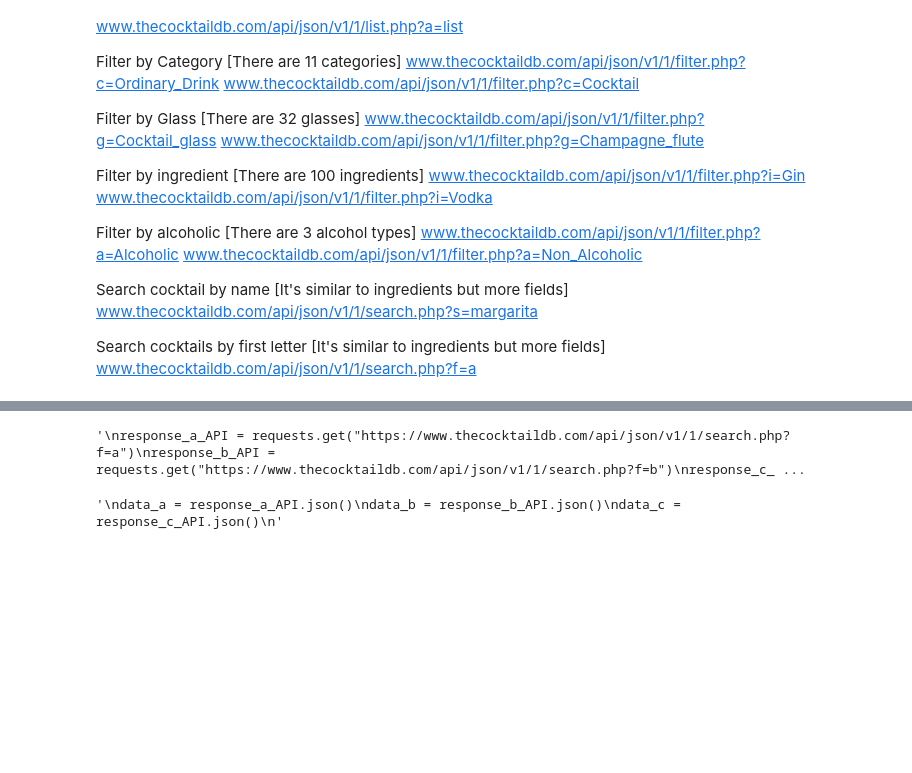
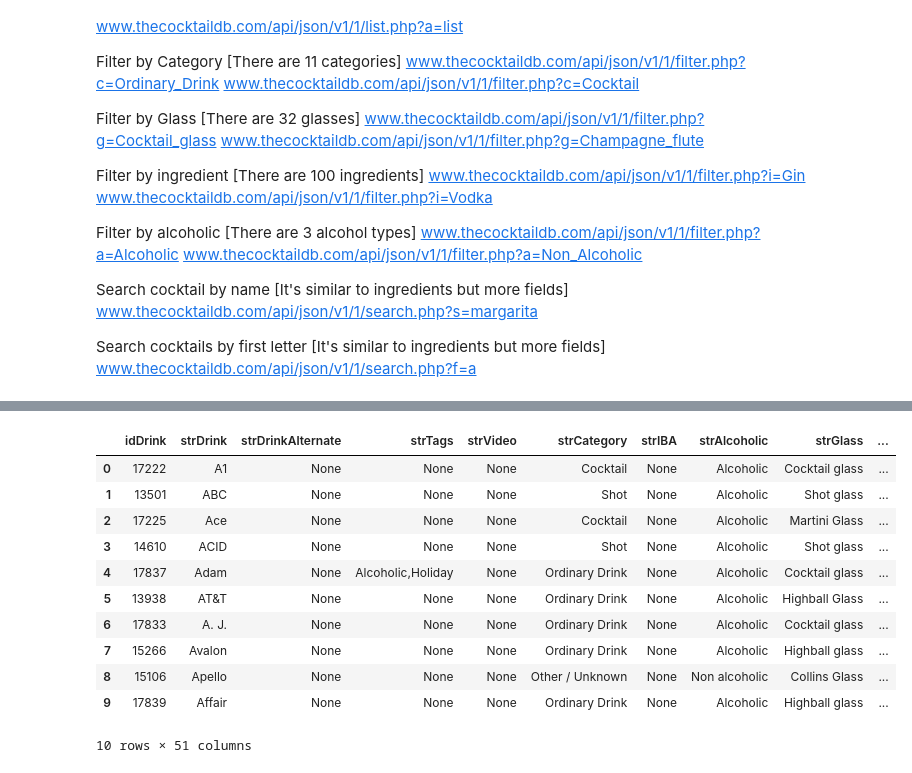
Before and after one commit to mmoran90/ADS507, a Jupyter notebook: alc.ipynb, the cells around one changed output, grey strips where cells are left out. Drawn from its saved outputs; the diff is of its cells as text; code cells hidden in the pictures; blank space fills up the shorter version.

```diff
--- a/alc.ipynb
+++ b/alc.ipynb
@@ -46,26 +49,39 @@ database='test'
 # %%
 # list of category(c), glass(g), ingredient(i), alcohol(a)
-#response_API = requests.get("https://www.thecocktaildb.com/api/json/v1/1/list.php?a=list")
+#response_API = requests.get("https://www.thecocktaildb.com/api/json/v1/1/list.php?g=list")
 
 #Search cocktails by first letter  [It's similar to ingredients but more fields]
-"""
+
 response_a_API = requests.get("https://www.thecocktaildb.com/api/json/v1/1/search.php?f=a")
 response_b_API = requests.get("https://www.thecocktaildb.com/api/json/v1/1/search.php?f=b")
 response_c_API = requests.get("https://www.thecocktaildb.com/api/json/v1/1/search.php?f=c")
-"""
+response_d_API = requests.get("https://www.thecocktaildb.com/api/json/v1/1/search.php?f=d")
+response_e_API = requests.get("https://www.thecocktaildb.com/api/json/v1/1/search.php?f=e")
-# %% [output]
-'\nresponse_a_API = requests.get("https://www.thecocktaildb.com/api/json/v1/1/search.php?f=a")\nresponse_b_API = requests.get("https://www.thecocktaildb.com/api/json/v1/1/search.php?f=b")\nresponse_c_ ...
 # %%
 # Return parsed JSON data
-"""
+
 data_a = response_a_API.json()
 data_b = response_b_API.json()
 data_c = response_c_API.json()
-"""
+data_d = response_d_API.json()
+data_e = response_e_API.json()
+
+
 # Convert the combined data to a DataFrame
-#df = pd.DataFrame(data_a['drinks']+ data_b['drinks']+ data_c['drinks'])
+df = pd.DataFrame(data_a['drinks']+ data_b['drinks']+ data_c['drinks']+ data_d['drinks']+ data_e['drinks'])
 
 # Display the DataFrame
-#df.head(10)
+df.head(10)
 # %% [output]
+|  | idDrink | strDrink | strDrinkAlternate | strTags | strVideo | strCategory | strIBA | strAlcoholic | strGlass | ... |
+| 0 | 17222 | A1 | None | None | None | Cocktail | None | Alcoholic | Cocktail glass | ... |
+| 1 | 13501 | ABC | None | None | None | Shot | None | Alcoholic | Shot glass | ... |
+| 2 | 17225 | Ace | None | None | None | Cocktail | None | Alcoholic | Martini Glass | ... |
+| 3 | 14610 | ACID | None | None | None | Shot | None | Alcoholic | Shot glass | ... |
+| 4 | 17837 | Adam | None | Alcoholic,Holiday | None | Ordinary Drink | None | Alcoholic | Cocktail glass | ... |
+| 5 | 13938 | AT&T | None | None | None | Ordinary Drink | None | Alcoholic | Highball Glass | ... |
+| 6 | 17833 | A. J. | None | None | None | Ordinary Drink | None | Alcoholic | Cocktail glass | ... |
+| 7 | 15266 | Avalon | None | None | None | Ordinary Drink | None | Alcoholic | Highball glass | ... |
+| 8 | 15106 | Apello | None | None | None | Other / Unknown | None | Non alcoholic | Collins Glass | ... |
+| 9 | 17839 | Affair | None | None | None | Ordinary Drink | None | Alcoholic | Highball glass | ... |
-'\ndata_a = response_a_API.json()\ndata_b = response_b_API.json()\ndata_c = response_c_API.json()\n'
+10 rows × 51 columns
```
Also changed, not shown: parts of 13 cells of this notebook, 5 other files.
